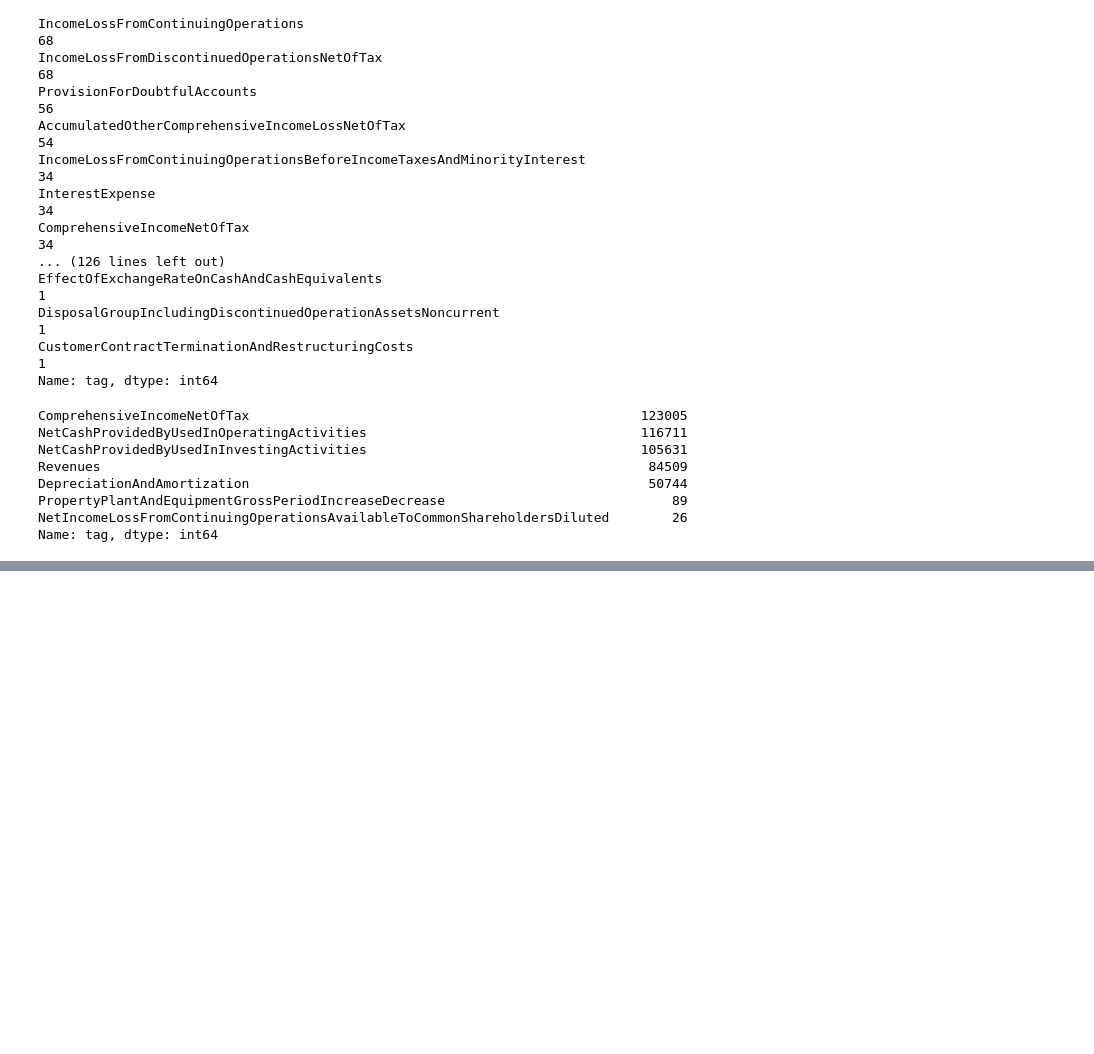
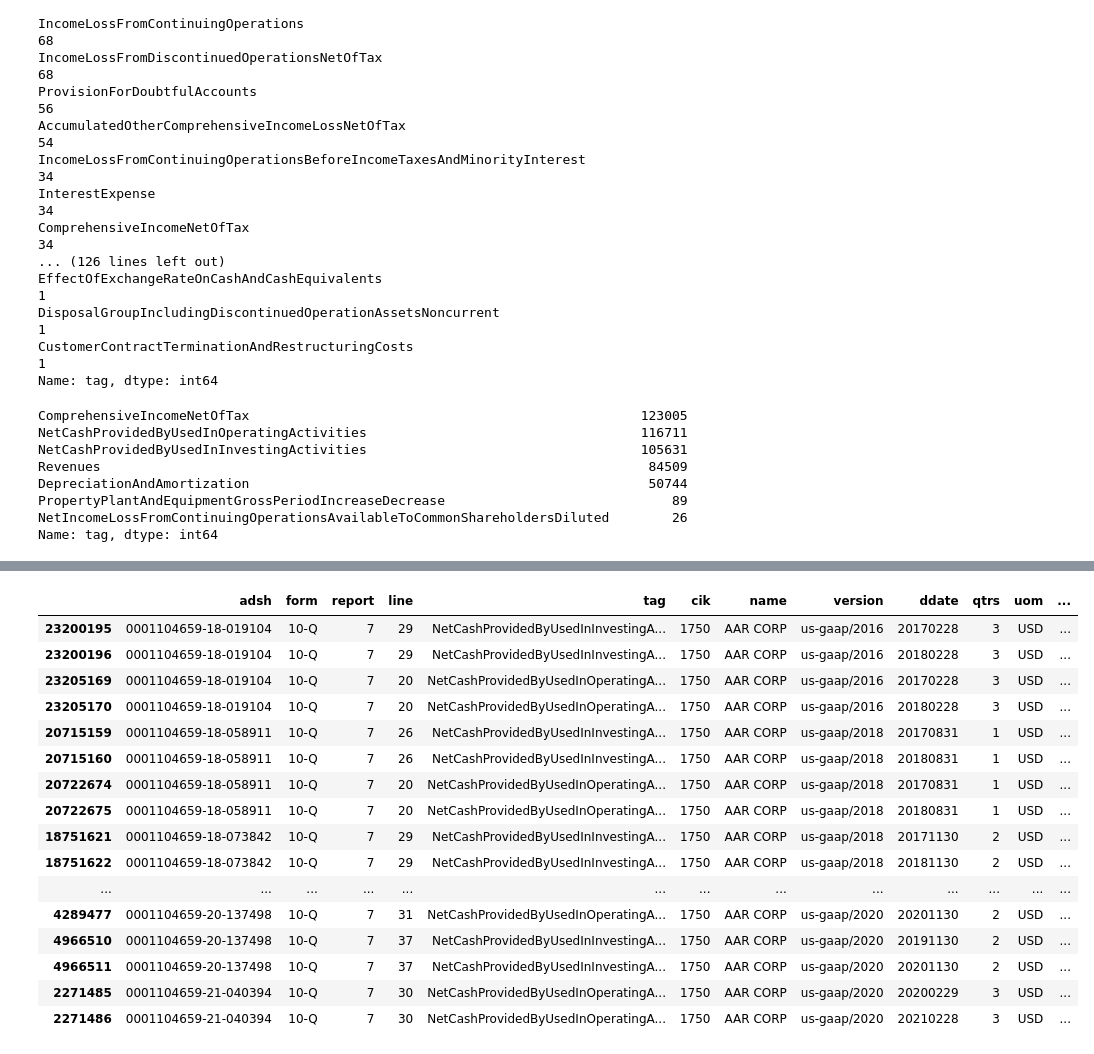
Before and after one commit to Nmack2014/sec-test-new, a Jupyter notebook: SEC_10Q_data_scratch.ipynb, the cells around one changed output, grey strips where cells are left out. Cells and saved outputs as stored; diff of their text form; code cells hidden in the pictures; blank space fills up the shorter version.

Commit message:
Updated tag list

```diff
--- a/SEC_10Q_data_scratch.ipynb
+++ b/SEC_10Q_data_scratch.ipynb
@@ -284,3 +285,7 @@ Name: tag, dtype: int64
 filt_tags=filtered_df['tag'].value_counts()
 # %%
 filt_tags.to_csv('filt_tags.csv')
+# %%
+feature_1_list=['NetCashProvidedByUsedInOperatingActivities','NetCashProvidedByUsedInInvestingActivities']
+# %%
+feature_1_df = filtered_df[filtered_df['tag'].isin(feature_1_list)]
@@ -286,0 +308,22 @@ filt_tags.to_csv('filt_tags.csv')
+# %%
+test=feature_1_df.sort_values(by=["cik","fy","fp"])
+# %%
+test[(test['cik']==1750)]
+# %% [output]
+|  | adsh | form | report | line | tag | cik | name | version | ddate | qtrs | uom | ... |
+| 23200195 | 0001104659-18-019104 | 10-Q | 7 | 29 | NetCashProvidedByUsedInInvestingA... | 1750 | AAR CORP | us-gaap/2016 | 20170228 | 3 | USD | ... |
+| 23200196 | 0001104659-18-019104 | 10-Q | 7 | 29 | NetCashProvidedByUsedInInvestingA... | 1750 | AAR CORP | us-gaap/2016 | 20180228 | 3 | USD | ... |
+| 23205169 | 0001104659-18-019104 | 10-Q | 7 | 20 | NetCashProvidedByUsedInOperatingA... | 1750 | AAR CORP | us-gaap/2016 | 20170228 | 3 | USD | ... |
+| 23205170 | 0001104659-18-019104 | 10-Q | 7 | 20 | NetCashProvidedByUsedInOperatingA... | 1750 | AAR CORP | us-gaap/2016 | 20180228 | 3 | USD | ... |
+| 20715159 | 0001104659-18-058911 | 10-Q | 7 | 26 | NetCashProvidedByUsedInInvestingA... | 1750 | AAR CORP | us-gaap/2018 | 20170831 | 1 | USD | ... |
+| 20715160 | 0001104659-18-058911 | 10-Q | 7 | 26 | NetCashProvidedByUsedInInvestingA... | 1750 | AAR CORP | us-gaap/2018 | 20180831 | 1 | USD | ... |
+| 20722674 | 0001104659-18-058911 | 10-Q | 7 | 20 | NetCashProvidedByUsedInOperatingA... | 1750 | AAR CORP | us-gaap/2018 | 20170831 | 1 | USD | ... |
+| 20722675 | 0001104659-18-058911 | 10-Q | 7 | 20 | NetCashProvidedByUsedInOperatingA... | 1750 | AAR CORP | us-gaap/2018 | 20180831 | 1 | USD | ... |
+| 18751621 | 0001104659-18-073842 | 10-Q | 7 | 29 | NetCashProvidedByUsedInInvestingA... | 1750 | AAR CORP | us-gaap/2018 | 20171130 | 2 | USD | ... |
+| 18751622 | 0001104659-18-073842 | 10-Q | 7 | 29 | NetCashProvidedByUsedInInvestingA... | 1750 | AAR CORP | us-gaap/2018 | 20181130 | 2 | USD | ... |
+| ... | ... | ... | ... | ... | ... | ... | ... | ... | ... | ... | ... | ... |
+| 4289477 | 0001104659-20-137498 | 10-Q | 7 | 31 | NetCashProvidedByUsedInOperatingA... | 1750 | AAR CORP | us-gaap/2020 | 20201130 | 2 | USD | ... |
+| 4966510 | 0001104659-20-137498 | 10-Q | 7 | 37 | NetCashProvidedByUsedInInvestingA... | 1750 | AAR CORP | us-gaap/2020 | 20191130 | 2 | USD | ... |
+| 4966511 | 0001104659-20-137498 | 10-Q | 7 | 37 | NetCashProvidedByUsedInInvestingA... | 1750 | AAR CORP | us-gaap/2020 | 20201130 | 2 | USD | ... |
+| 2271485 | 0001104659-21-040394 | 10-Q | 7 | 30 | NetCashProvidedByUsedInOperatingA... | 1750 | AAR CORP | us-gaap/2020 | 20200229 | 3 | USD | ... |
+| 2271486 | 0001104659-21-040394 | 10-Q | 7 | 30 | NetCashProvidedByUsedInOperatingA... | 1750 | AAR CORP | us-gaap/2020 | 20210228 | 3 | USD | ... |
```
Also changed, not shown: parts of 6 cells of this notebook.
